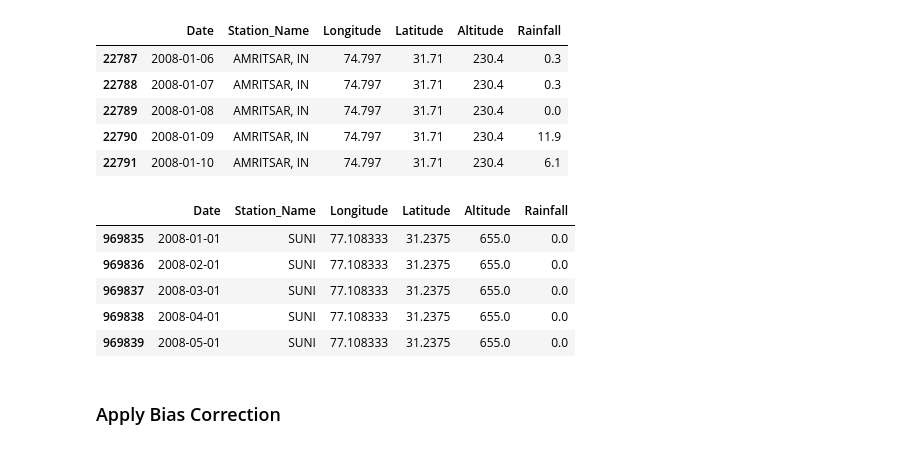
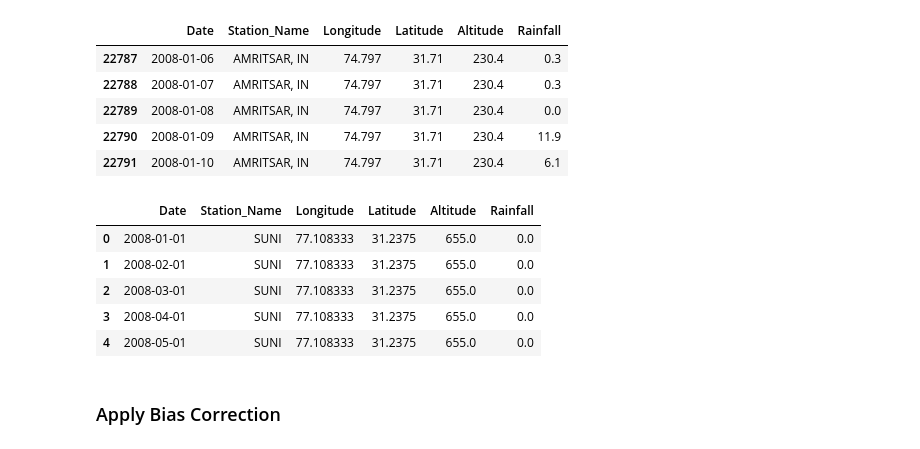
Before and after one commit to scotthosking/notebooks, a Jupyter notebook: Bias_Correction_for_Precip.ipynb, the cells around one changed output. Drawn from its saved outputs; the diff is of its cells as text; code cells hidden in the pictures.

```diff
--- a/Bias_Correction_for_Precip.ipynb
+++ b/Bias_Correction_for_Precip.ipynb
@@ -110,15 +110,15 @@ obs_data.head()
 | 22790 | 2008-01-09 | AMRITSAR, IN | 74.797 | 31.71 | 230.4 | 11.9 |
 | 22791 | 2008-01-10 | AMRITSAR, IN | 74.797 | 31.71 | 230.4 | 6.1 |
 # %%
-obs_data = get_nearest_point(obs_data, 'Longitude', 'Latitude', lon, lat)
+obs_data = get_nearest_point(obs_data, 'Longitude', 'Latitude', lon, lat).reset_index(drop=True)
 obs_data.head()
 # %% [output]
 |  | Date | Station_Name | Longitude | Latitude | Altitude | Rainfall |
-| 969835 | 2008-01-01 | SUNI | 77.108333 | 31.2375 | 655.0 | 0.0 |
-| 969836 | 2008-02-01 | SUNI | 77.108333 | 31.2375 | 655.0 | 0.0 |
-| 969837 | 2008-03-01 | SUNI | 77.108333 | 31.2375 | 655.0 | 0.0 |
-| 969838 | 2008-04-01 | SUNI | 77.108333 | 31.2375 | 655.0 | 0.0 |
-| 969839 | 2008-05-01 | SUNI | 77.108333 | 31.2375 | 655.0 | 0.0 |
+| 0 | 2008-01-01 | SUNI | 77.108333 | 31.2375 | 655.0 | 0.0 |
+| 1 | 2008-02-01 | SUNI | 77.108333 | 31.2375 | 655.0 | 0.0 |
+| 2 | 2008-03-01 | SUNI | 77.108333 | 31.2375 | 655.0 | 0.0 |
+| 3 | 2008-04-01 | SUNI | 77.108333 | 31.2375 | 655.0 | 0.0 |
+| 4 | 2008-05-01 | SUNI | 77.108333 | 31.2375 | 655.0 | 0.0 |
 # %%
 ### Sanity check...
 if len(obs_data) != len(model_data):
```
Also changed, not shown: parts of 2 cells of this notebook.
